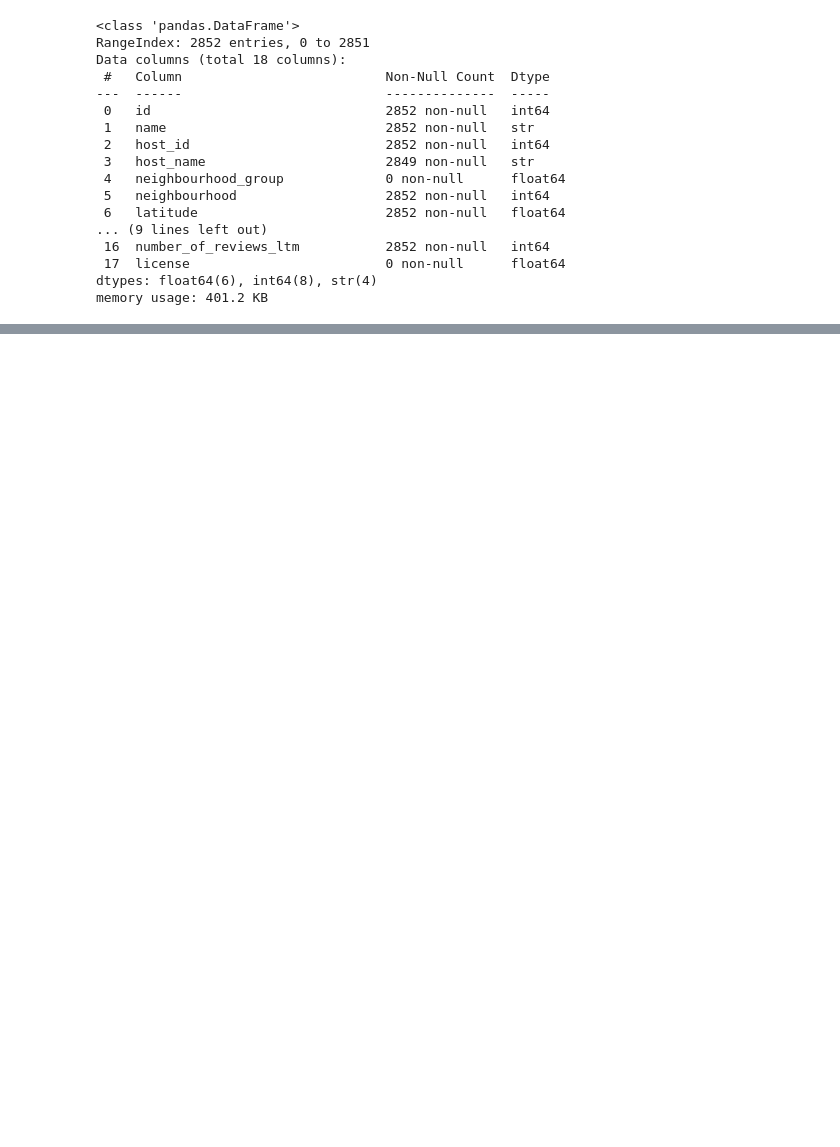
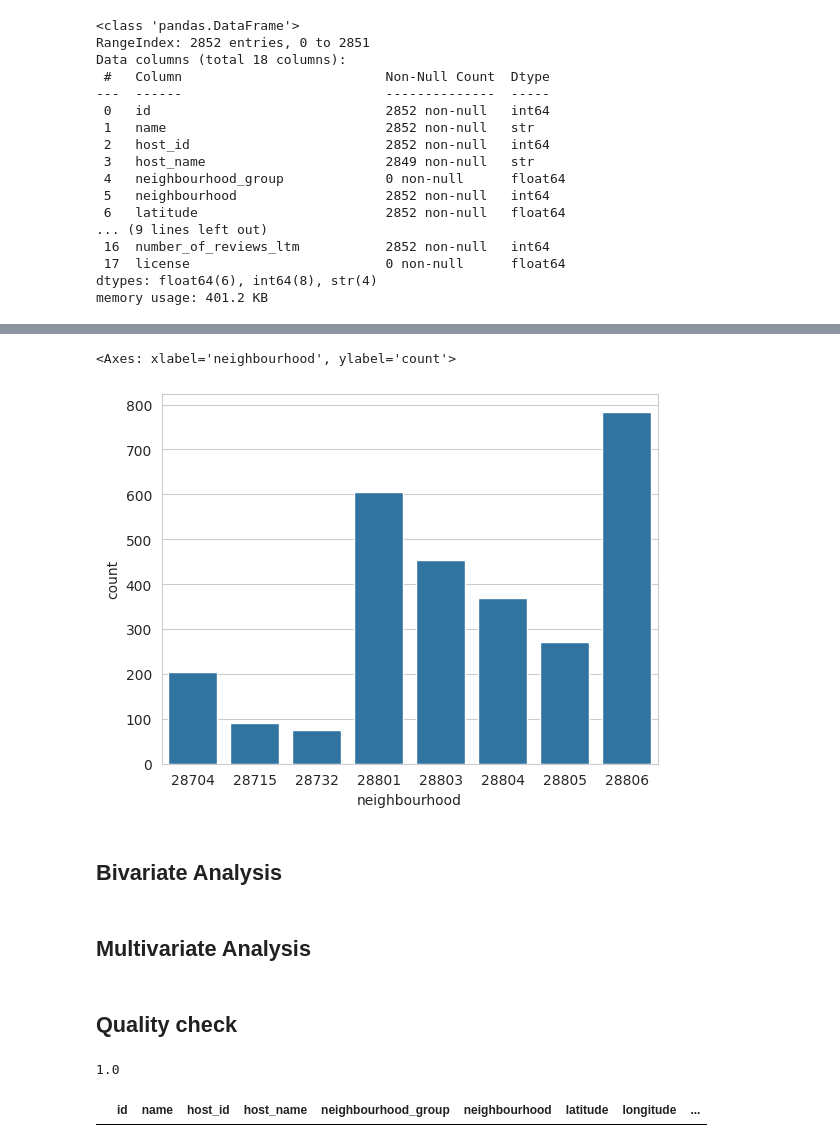
Before and after one commit to nikzhilin/exploratory-analytics, a Jupyter notebook: projects/airbnb_asheville_eda/notebooks/01_overview.ipynb, the cells around one changed output, grey strips where cells are left out. Saved outputs shown, nothing was run; the diff lists cells and outputs as text; code cells hidden in the pictures; blank space fills up the shorter version.

```diff
--- a/projects/airbnb_asheville_eda/notebooks/01_overview.ipynb
+++ b/projects/airbnb_asheville_eda/notebooks/01_overview.ipynb
@@ -96,0 +177,19 @@ dtype: int64
+# %%
+sns.countplot(data=listings, x="neighbourhood")
+# %% [output]
+<Axes: xlabel='neighbourhood', ylabel='count'>
+[figure, added]
+# %% [markdown]
+## Bivariate Analysis
+# %% [markdown]
+## Multivariate Analysis
+# %% [markdown]
+## Quality check
+# %%
+print(((listings["number_of_reviews"] == 0) == (listings["last_review"].isna() & listings["reviews_per_month"].isna())).mean())
+# %% [output]
+1.0
+# %%
+listings[listings["price"] <= 0]
+# %% [output]
+|  | id | name | host_id | host_name | neighbourhood_group | neighbourhood | latitude | longitude | ... |
```
Also changed, not shown: parts of 36 cells of this notebook, 5 other files.
